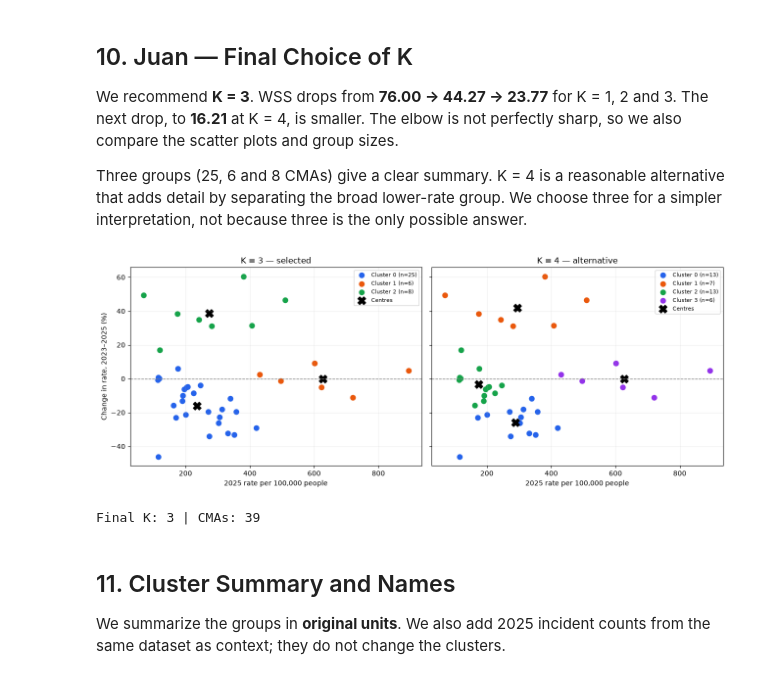
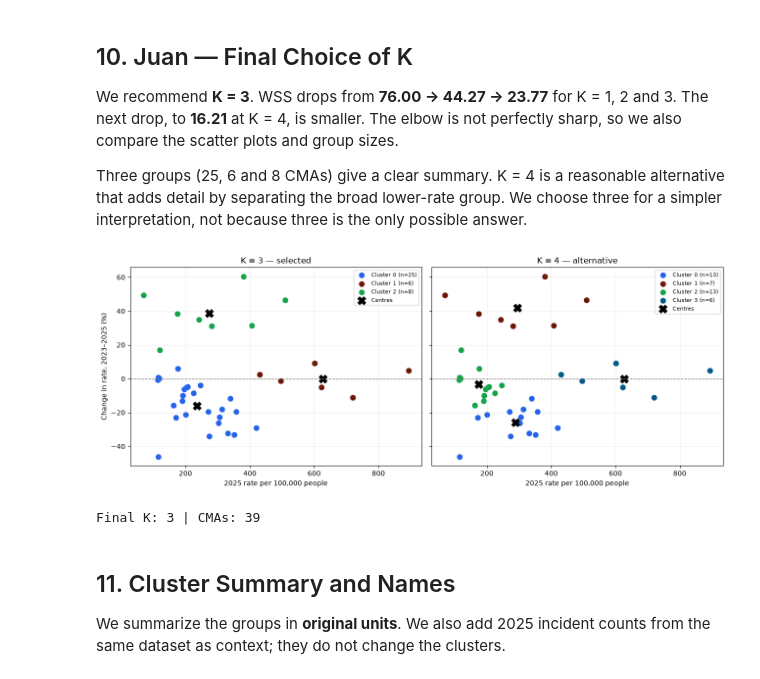
Before and after one commit to tewelde05/K_Means_Clustering, a Jupyter notebook: notebook/PROG8431_Workshop_B_KMeans_Clustering.ipynb, the cells around one changed output. Saved outputs shown, nothing was run; the diff lists cells and outputs as text; code cells hidden in the pictures.

```diff
--- a/notebook/PROG8431_Workshop_B_KMeans_Clustering.ipynb
+++ b/notebook/PROG8431_Workshop_B_KMeans_Clustering.ipynb
@@ -335,37 +335,37 @@ Three groups (25, 6 and 8 CMAs) give a clear summary. K = 4 is a reasonable alte
 # %%
 # Compare the final recommendation with a more detailed alternative.
 fig, axes = plt.subplots(1, 2, figsize=(13, 5), sharex=True, sharey=True)
-colors = ["#2563eb", "#ea580c", "#16a34a", "#9333ea"]
+colors = ["#2563eb", "#6E1605", "#16a34a", "#035985"]
 for ax, k in zip(axes, [3, 4]):
     model = cluster_models[k]
     centres = (model.cluster_centers_ * features.std().to_numpy()
                + features.mean().to_numpy())
     for group in range(k):
         selected = model.labels_ == group
         ax.scatter(features.loc[selected, "Rate_2025"],
                    features.loc[selected, "Growth_2023_2025_pct"],
                    color=colors[group], s=55,
                    label=f"Cluster {group} (n={selected.sum()})")
     ax.scatter(centres[:, 0], centres[:, 1], marker="X", s=140,
                color="black", label="Centres")
     ax.axhline(0, color="gray", linestyle="--", linewidth=1)
     ax.set(title=f"K = {k}" + (" — selected" if k == 3 else " — alternative"),
            xlabel="2025 rate per 100,000 people")
     ax.legend(fontsize=8)
     ax.grid(alpha=0.2)
 axes[0].set_ylabel("Change in rate, 2023–2025 (%)")
 plt.tight_layout()
 plt.show()
 
 # Reuse the chosen model and attach labels by CMA name.
 final_k = 3
 final_model = cluster_models[final_k]
 labels = pd.Series(final_model.labels_, index=X.index, name="Cluster")
 clustered = wide.copy().join(labels)
 assert clustered.index.equals(X.index) and clustered["Cluster"].notna().all()
 print("Final K:", final_k, "| CMAs:", len(clustered))
 # %% [output]
-[figure, old version]
+[figure, new version]
 Final K: 3 | CMAs: 39
 # %% [markdown]
 ## 11. Cluster Summary and Names
```
